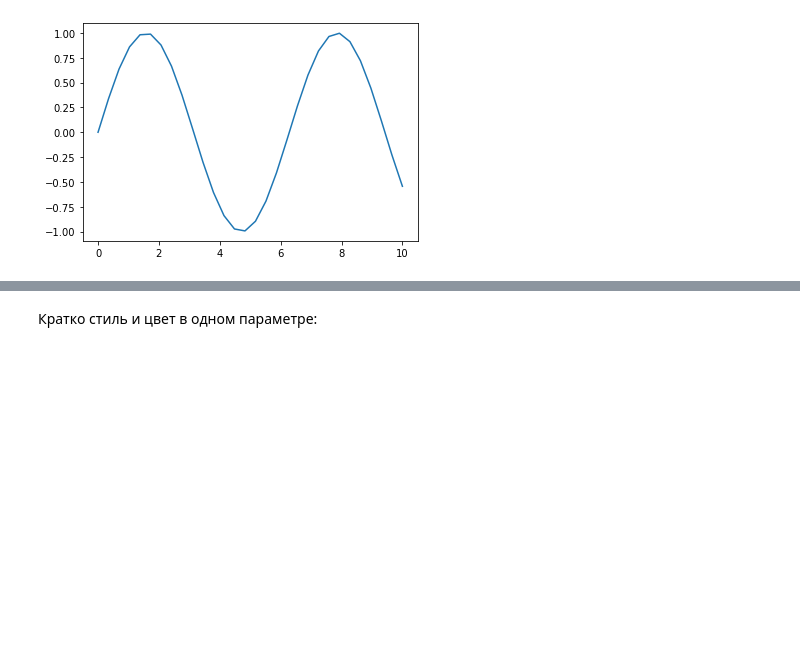
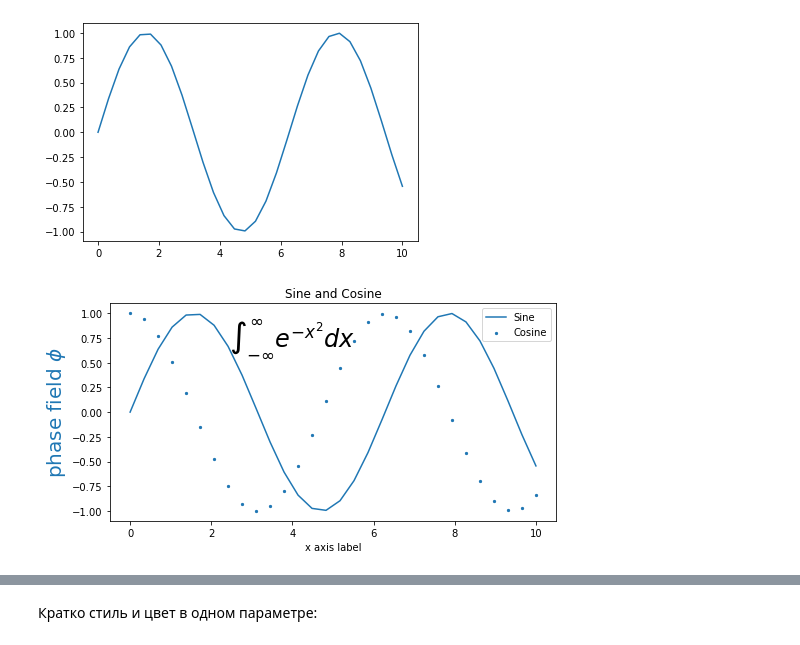
Before and after one commit to steps137/ML, a Jupyter notebook: ML/plt.ipynb, the cells around one changed output, grey strips where cells are left out. Saved outputs shown, nothing was run; the diff lists cells and outputs as text; code cells hidden in the pictures; blank space fills up the shorter version.

```diff
--- a/ML/plt.ipynb
+++ b/ML/plt.ipynb
@@ -17,4 +19,21 @@ ax = plt.axes()              # не axis, a axes !
 ax.plot(x, y);
 # %% [output]
 [figure]
+# %%
+plt.figure(figsize=(8,4), facecolor ='w')  # facecolor better for copy plot
+
+plt.plot    (x, np.sin(x))
+plt.scatter (x, np.cos(x), s=5)
+
+plt.xlabel('x axis label')
+plt.ylabel(r'phase field $\phi$', {'color': 'C0', 'fontsize': 20})
+
+plt.title ('Sine and Cosine')
+plt.legend(['Sine', 'Cosine'])
+
+plt.text(4, 0.75, r'$\int^\infty_{-\infty}e^{-x^2}dx$', {'color': 'black', 'fontsize': 24,  'ha': 'center', 'va': 'center'})
+
+plt.show()
+# %% [output]
+[figure, added]
 # %% [markdown]
```
Also changed, not shown: parts of 25 cells of this notebook, 3 other files.
